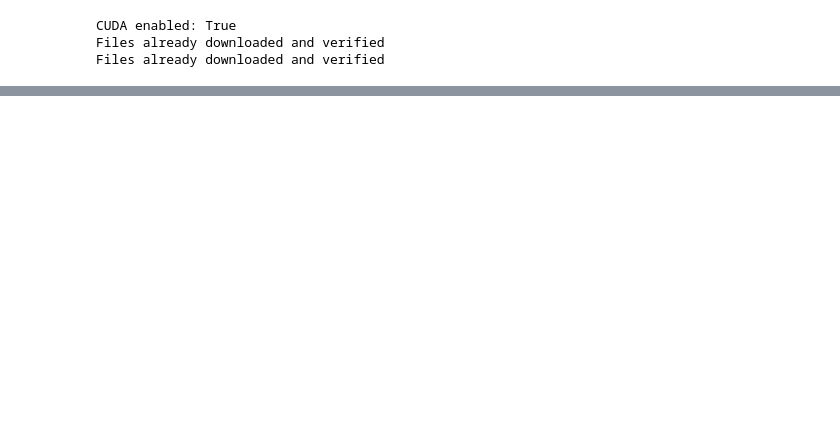
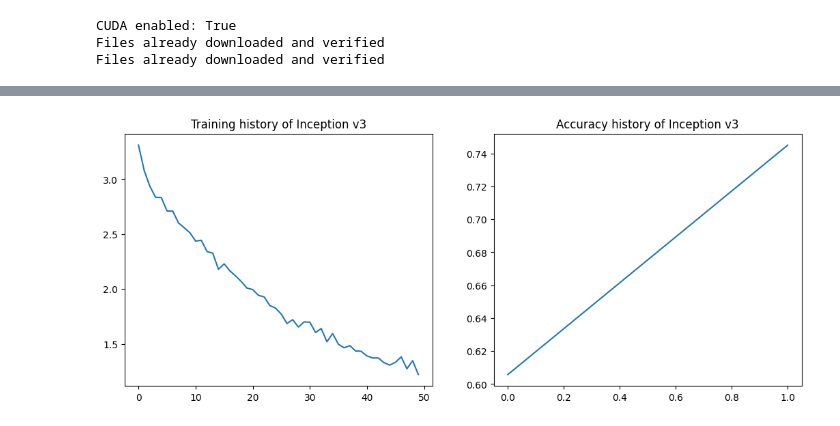
Before and after one commit to mihawb/dnn-lang-comparison, a Jupyter notebook: python/torch_predefined_models_test.ipynb, the cells around one changed output, grey strips where cells are left out. Cells and saved outputs as stored; diff of their text form; code cells hidden in the pictures; blank space fills up the shorter version.

```diff
--- a/python/torch_predefined_models_test.ipynb
+++ b/python/torch_predefined_models_test.ipynb
@@ -67,0 +83,28 @@ del model, opt, train_history, acc_history # explicit deletion as GC doesn't see
+# %%
+model = inception_v3(init_weights=False)
+model.AuxLogits.fc = nn.Linear(in_features=768, out_features=num_classes, bias=True)
+model.fc = nn.Linear(in_features=2048, out_features=num_classes, bias=True)
+model = model.to(device)
+
+inception_train_dl, inception_test_dl = get_cifar10_loaders(batch_size, test_batch_size, 299)
+opt = optim.SGD(model.parameters(), lr=lr, momentum=momentum)
+
+train_history = []
+acc_history = []
+
+print('Inception v3 - 2016')
+for epoch in range(1, epochs + 1):
+	train_history.extend( inception_fit(model, device, inception_train_dl, loss_func, epoch, opt, log_interval=log_interval, silent=False) )
+	acc_history.append( test(model, device, inception_test_dl, loss_func, silent=True) )
+
+fig, (ax1, ax2) = plt.subplots(1, 2)
+fig.set_size_inches(12.8, 4.8)
+
+ax1.plot(train_history)
+ax1.set_title('Training history of Inception v3')
+
+ax2.plot(acc_history)
+ax2.set_title('Accuracy history of Inception v3')
+
+del model, opt, train_history, acc_history, inception_train_dl, inception_test_dl
+# %% [output]
@@ -68,3 +128,4 @@ del model, opt, train_history, acc_history # explicit deletion as GC doesn't see
+[figure, added]
 # %%
 model = densenet121()
 model.classifier = nn.Linear(in_features=1024, out_features=num_classes, bias=True)
```
Also changed, not shown: parts of 15 cells of this notebook, 1 other file.
